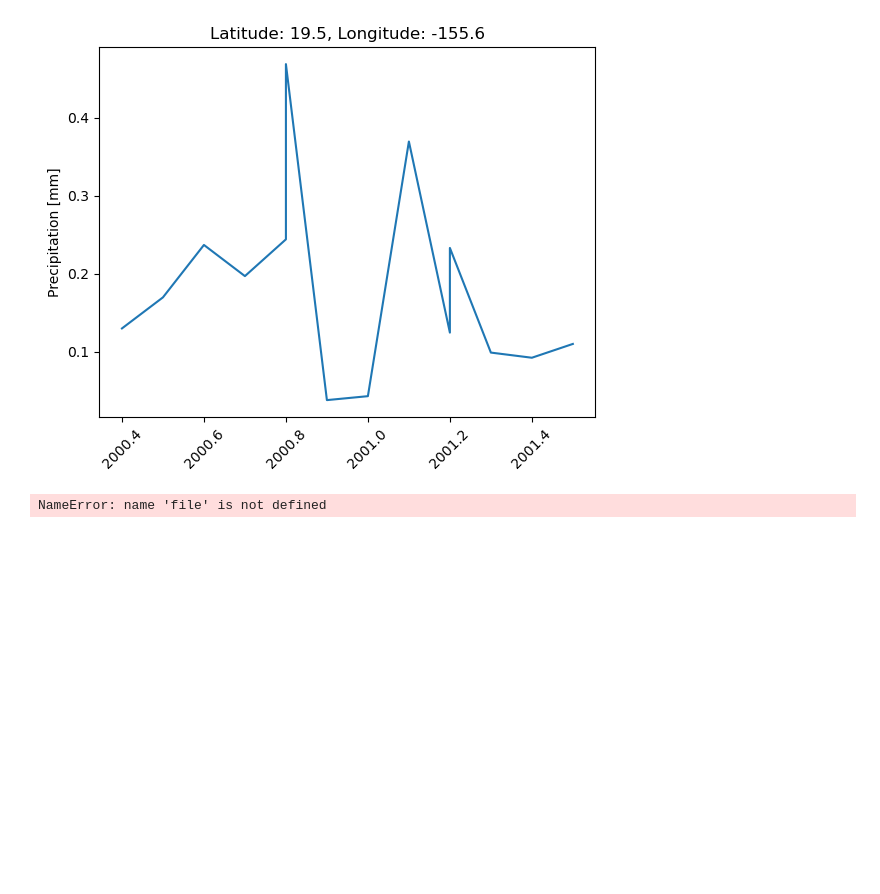
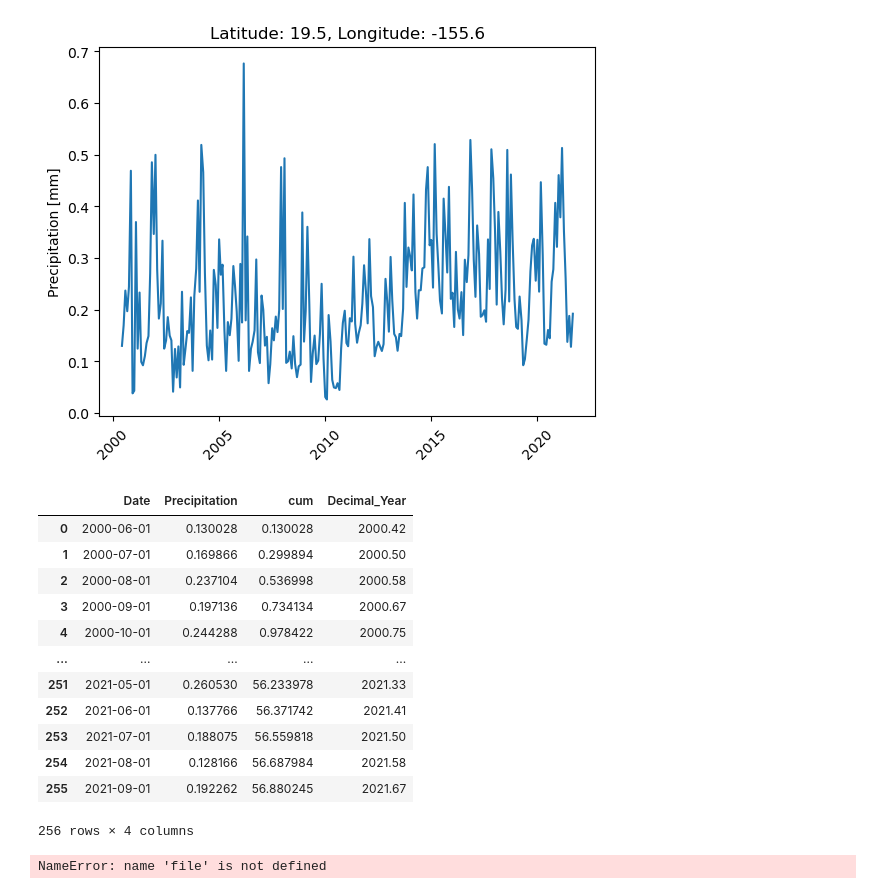
Before and after one commit to disilvestro/GetPrecipitation, a Jupyter notebook: get_precipitation_lalo.ipynb, the cells around one changed output. Saved outputs shown, nothing was run; the diff lists cells and outputs as text; code cells hidden in the pictures; blank space fills up the shorter version.

```diff
--- a/get_precipitation_lalo.ipynb
+++ b/get_precipitation_lalo.ipynb
@@ -22,13 +22,5 @@ lat = round(19.479,1)
 lon = round(-155.602,1)
 
 #Format yyyy-dd-MM
-start_date = '2000-01-05'
-end_date = '2001-01-07'
+start_date = '2000-01-06'
+end_date = '2022-01-07'
-# %%
-def date_to_decimal_year(date_str):
-    date_obj = datetime.strptime(date_str, '%Y-%m-%d')
-    year = date_obj.year
-    day_of_year = date_obj.timetuple().tm_yday
-    decimal_year = year + (day_of_year - 1) / 365.0
-    decimal_year = round(decimal_year,1)
-    return decimal_year
@@ -88,3 +27,11 @@ def dload_site_list_hdf5(folder, path):
+# %%
+def date_to_decimal_year(date_str):
+    date_obj = datetime.strptime(date_str, '%Y-%m-%d')
+    year = date_obj.year
+    day_of_year = date_obj.timetuple().tm_yday
+    decimal_year = year + (day_of_year - 1) / 365.0
+    decimal_year = round(decimal_year,2)
+    return decimal_year
 # %%
 def adapt_coordinates(lon, lat):
 
@@ -134,15 +134,11 @@ def plot_precipitaion(longitude, latitude, start_date, end_date, folder, path):
             sd = datetime.strptime(os.listdir(folder)[0].replace('.HDF5',''),'%Y-%d-%m').date()
             ed = datetime.strptime(os.listdir(folder)[-1].replace('.HDF5',''),'%Y-%d-%m').date()
 
-            if not (sd in date_list and ed in date_list):
+            file_date_list = pd.date_range(start = sd,end = ed).date
+
+            if not all(elem in file_date_list for elem in date_list):
 
                 folder = dload_site_list_hdf5(folder, path)
-                print(sd, ed)
-                print(date_list)
-
-
-#         if len(txt_files) != 1:
-#             raise ValueError('should be only one txt file in the current directory')
 
         '''
         Loops trough every HDF5 file
@@ -227,39 +221,53 @@ File: data/2001-01-05.HDF5 already exists
 # newdf["roll90"] = newdf.Precipitation.rolling(90).sum()
 # newdf["roll180"] = newdf.Precipitation.rolling(180).sum()
 
 # newdf["log30"] = np.log(newdf.roll30)
 # newdf["log90"] = np.log(newdf.roll90)
 # newdf["log180"] = np.log(newdf.roll180)
 # newdf['norm']=(newdf.Precipitation-newdf.Precipitation.min())/(newdf.Precipitation.max()-newdf.Precipitation.min())
 
 newdf["cum"] = newdf.Precipitation.cumsum()
 
 rainfalldfNoNull =newdf.dropna()
 
 # Convert date strings to decimal years
 rainfalldfNoNull['Decimal_Year'] = rainfalldfNoNull['Date'].apply(date_to_decimal_year)
 
 # plt.plot(newdf.Date,newdf.Precipitation)
 plt.plot(rainfalldfNoNull.Decimal_Year, rainfalldfNoNull.Precipitation)
 
-#Calculate intervals base on Dataframe dimension
-interval = round((newdf.shape[0]/100)*20)
-
-#Invervals for x axes label
-# plt.gca().xaxis.set_major_locator(dt.DayLocator(interval=1))
+# plt.plot(rainfalldfNoNull.Date, rainfalldfNoNull.Precipitation)
+# Calculate intervals base on Dataframe dimension
+# interval = round((newdf.shape[0]/100)*20)
+# Invervals for x axes label
+# plt.gca().xaxis.set_major_locator(dt.DayLocator(interval=interval))
 
 plt.xticks(rotation=45)
 
 #Set y label
 plt.ylabel("Precipitation [mm]")
 
 #Set title
 plt.title(f'Latitude: {lat}, Longitude: {lon}')
 
 # Data plot
 plt.show()
+rainfalldfNoNull
 # %% [output]
-[figure, old version]
+[figure, new version]
+|  | Date | Precipitation | cum | Decimal_Year |
+| 0 | 2000-06-01 | 0.130028 | 0.130028 | 2000.42 |
+| 1 | 2000-07-01 | 0.169866 | 0.299894 | 2000.50 |
+| 2 | 2000-08-01 | 0.237104 | 0.536998 | 2000.58 |
+| 3 | 2000-09-01 | 0.197136 | 0.734134 | 2000.67 |
+| 4 | 2000-10-01 | 0.244288 | 0.978422 | 2000.75 |
+| ... | ... | ... | ... | ... |
+| 251 | 2021-05-01 | 0.260530 | 56.233978 | 2021.33 |
+| 252 | 2021-06-01 | 0.137766 | 56.371742 | 2021.41 |
+| 253 | 2021-07-01 | 0.188075 | 56.559818 | 2021.50 |
+| 254 | 2021-08-01 | 0.128166 | 56.687984 | 2021.58 |
+| 255 | 2021-09-01 | 0.192262 | 56.880245 | 2021.67 |
+256 rows × 4 columns
 # %%
 '''
 Example of global precipitations given by Nasa at: https://gpm.nasa.gov/data/tutorials
```
Also changed, not shown: parts of 3 cells of this notebook.
